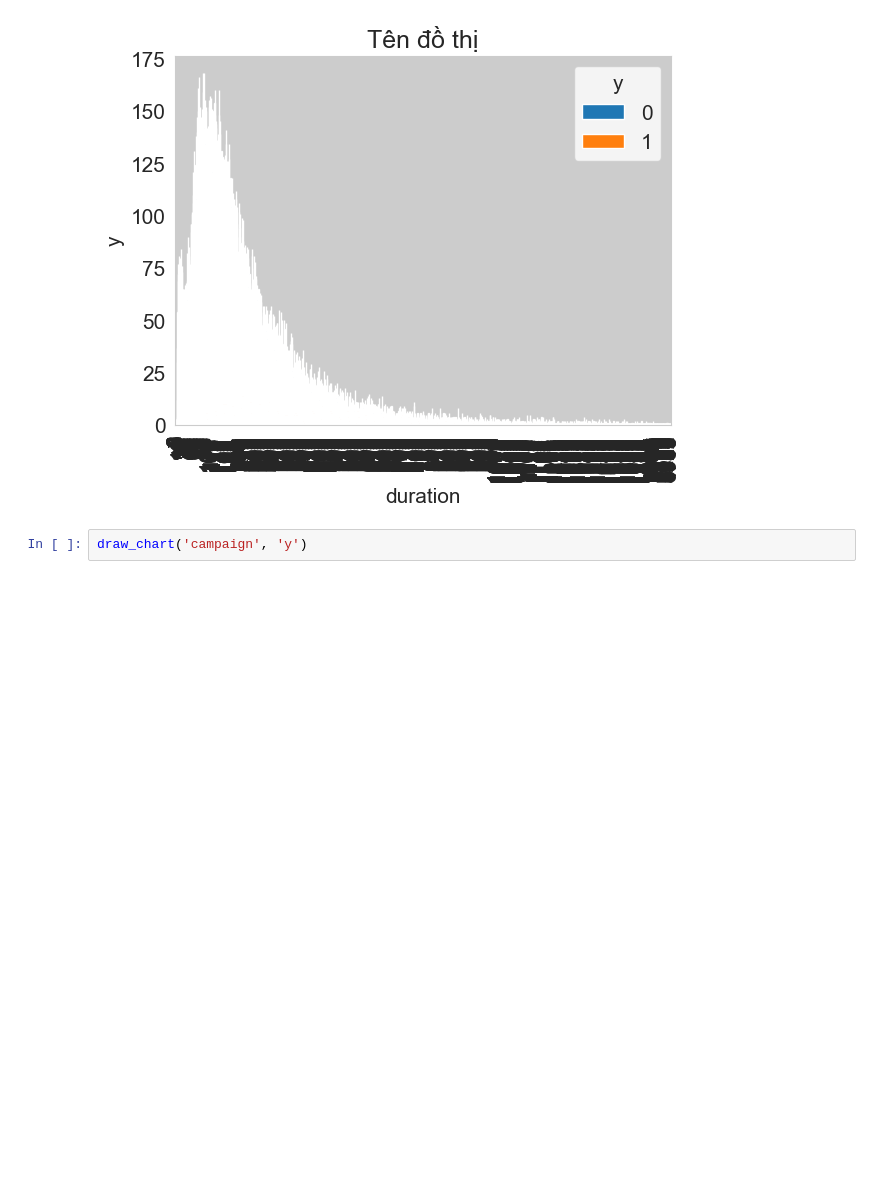
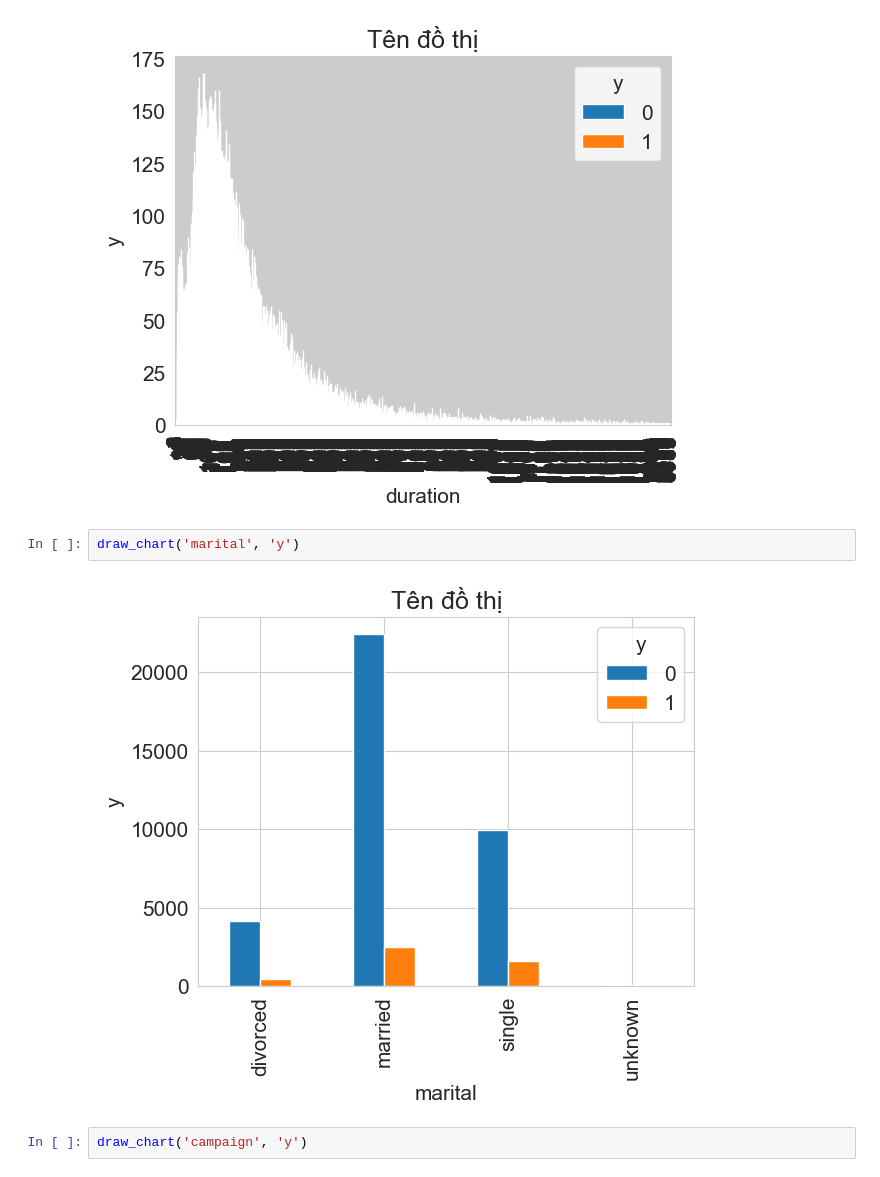
Before and after one commit to TaQuangKhoi/He-thong-thong-tin-thong-minh, a Jupyter notebook: 30-Jun-2023/bank marketing.ipynb, the cells around one changed output. Saved outputs shown, nothing was run; the diff lists cells and outputs as text; blank space fills up the shorter version.

```diff
--- a/30-Jun-2023/bank marketing.ipynb
+++ b/30-Jun-2023/bank marketing.ipynb
@@ -51,6 +51,10 @@ draw_chart('age', 'y')
 draw_chart('duration', 'y')
 # %% [output]
 [figure]
+# %%
+draw_chart('marital', 'y')
+# %% [output]
+[figure, added]
 # %%
 draw_chart('campaign', 'y')
 # %% [output]
```
Also changed, not shown: parts of 10 cells of this notebook, 4 other files.
